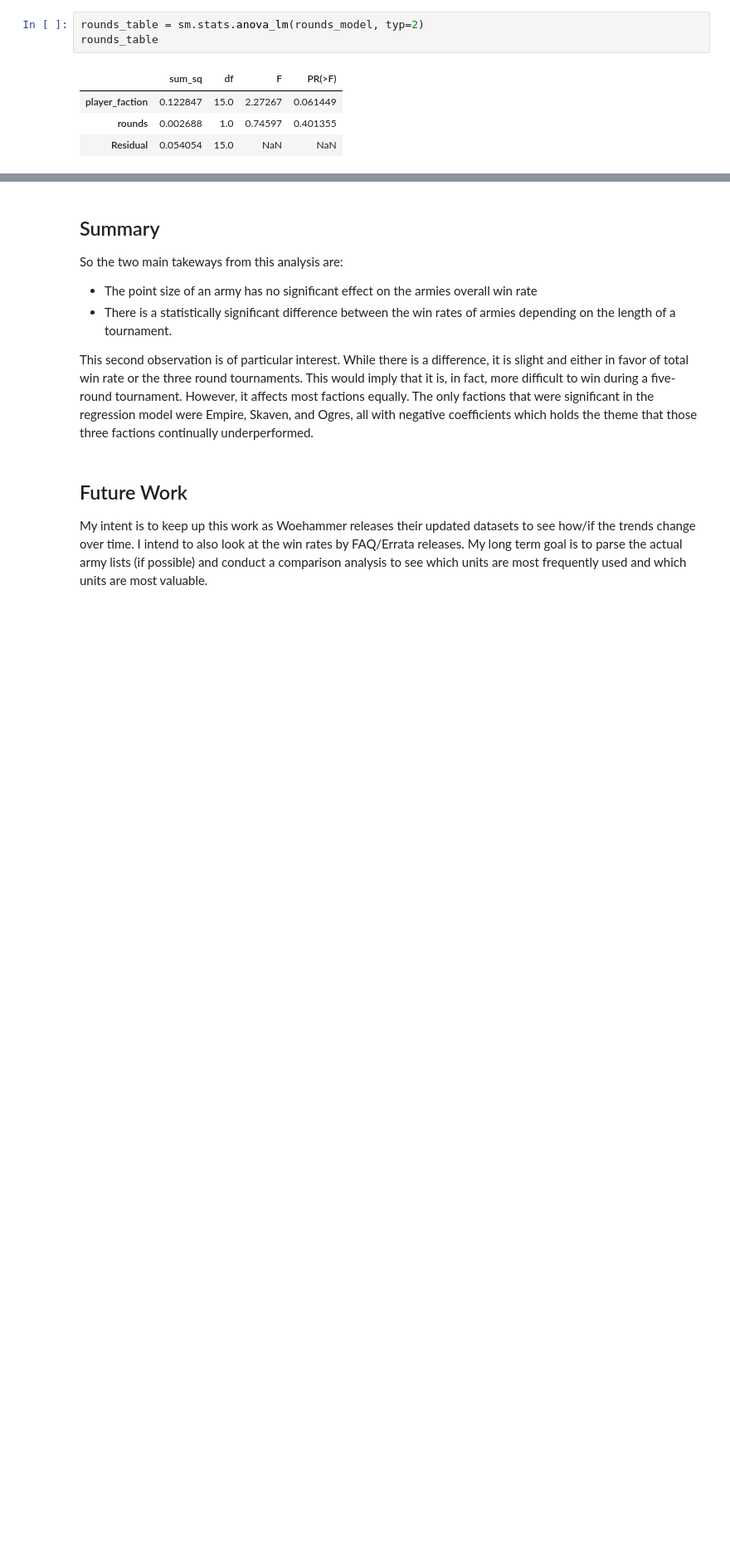
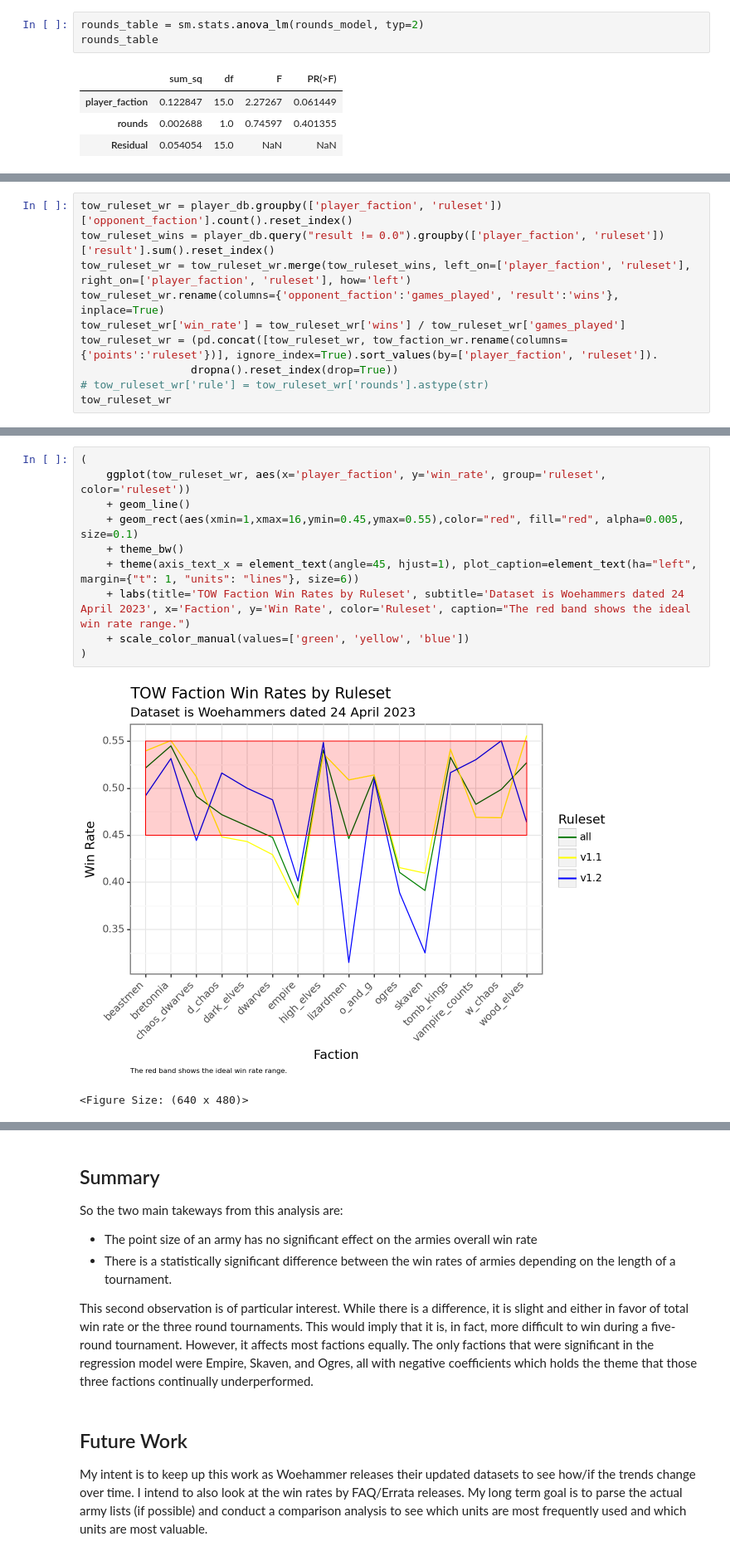
Before and after one commit to jacoblundeen/tow_analysis, a Jupyter notebook: tow_analysis.ipynb, the cells around one changed output, grey strips where cells are left out. Shown at 83% size. Cells and saved outputs as stored; diff of their text form; blank space fills up the shorter version.

```diff
--- a/tow_analysis.ipynb
+++ b/tow_analysis.ipynb
@@ -362,0 +365,10 @@ The pairwise test shows that there is a statistically significant difference bet
+# %%
+tow_ruleset_wr = player_db.groupby(['player_faction', 'ruleset'])['opponent_faction'].count().reset_index()
+tow_ruleset_wins = player_db.query("result != 0.0").groupby(['player_faction', 'ruleset'])['result'].sum().reset_index()
+tow_ruleset_wr = tow_ruleset_wr.merge(tow_ruleset_wins, left_on=['player_faction', 'ruleset'], right_on=['player_faction', 'ruleset'], how='left')
+tow_ruleset_wr.rename(columns={'opponent_faction':'games_played', 'result':'wins'}, inplace=True)
+tow_ruleset_wr['win_rate'] = tow_ruleset_wr['wins'] / tow_ruleset_wr['games_played']
+tow_ruleset_wr = (pd.concat([tow_ruleset_wr, tow_faction_wr.rename(columns={'points':'ruleset'})], ignore_index=True).sort_values(by=['player_faction', 'ruleset']).
+                 dropna().reset_index(drop=True))
+# tow_ruleset_wr['rule'] = tow_ruleset_wr['rounds'].astype(str)
+tow_ruleset_wr
@@ -362,0 +393,13 @@ The pairwise test shows that there is a statistically significant difference bet
+# %%
+(
+    ggplot(tow_ruleset_wr, aes(x='player_faction', y='win_rate', group='ruleset', color='ruleset'))
+    + geom_line()
+    + geom_rect(aes(xmin=1,xmax=16,ymin=0.45,ymax=0.55),color="red", fill="red", alpha=0.005, size=0.1)
+    + theme_bw()
+    + theme(axis_text_x = element_text(angle=45, hjust=1), plot_caption=element_text(ha="left", margin={"t": 1, "units": "lines"}, size=6))
+    + labs(title='TOW Faction Win Rates by Ruleset', subtitle='Dataset is Woehammers dated 24 April 2023', x='Faction', y='Win Rate', color='Ruleset', caption="The red band shows the ideal win rate range.")
+    + scale_color_manual(values=['green', 'yellow', 'blue'])
+)
+# %% [output]
+[figure, added]
+<Figure Size: (640 x 480)>
```
Also changed, not shown: parts of 17 cells of this notebook.
